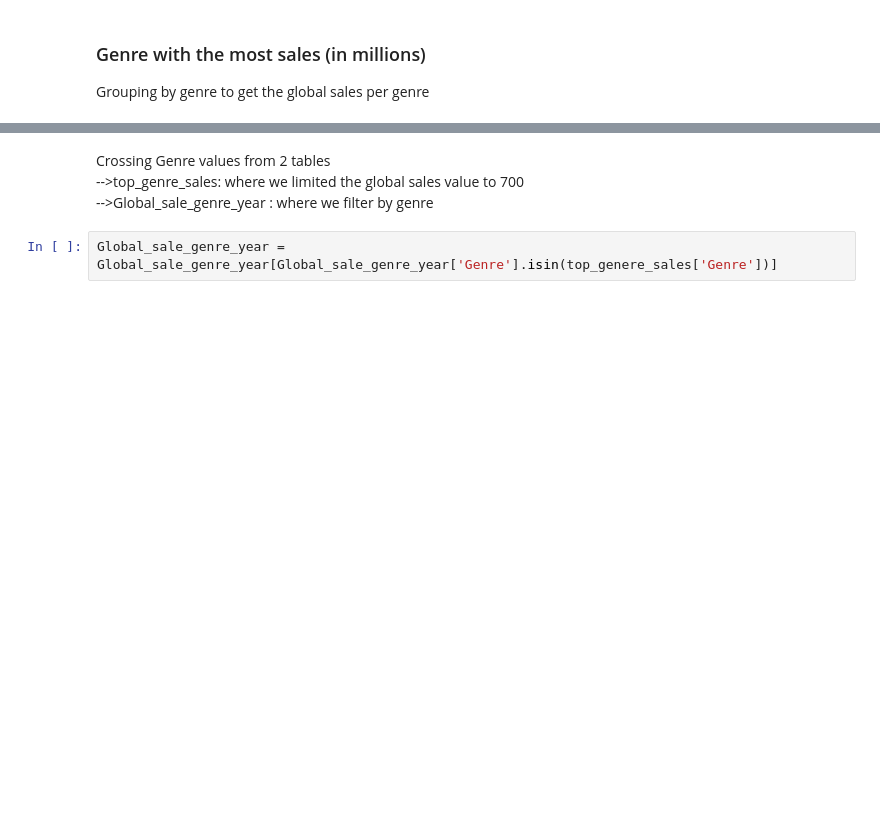
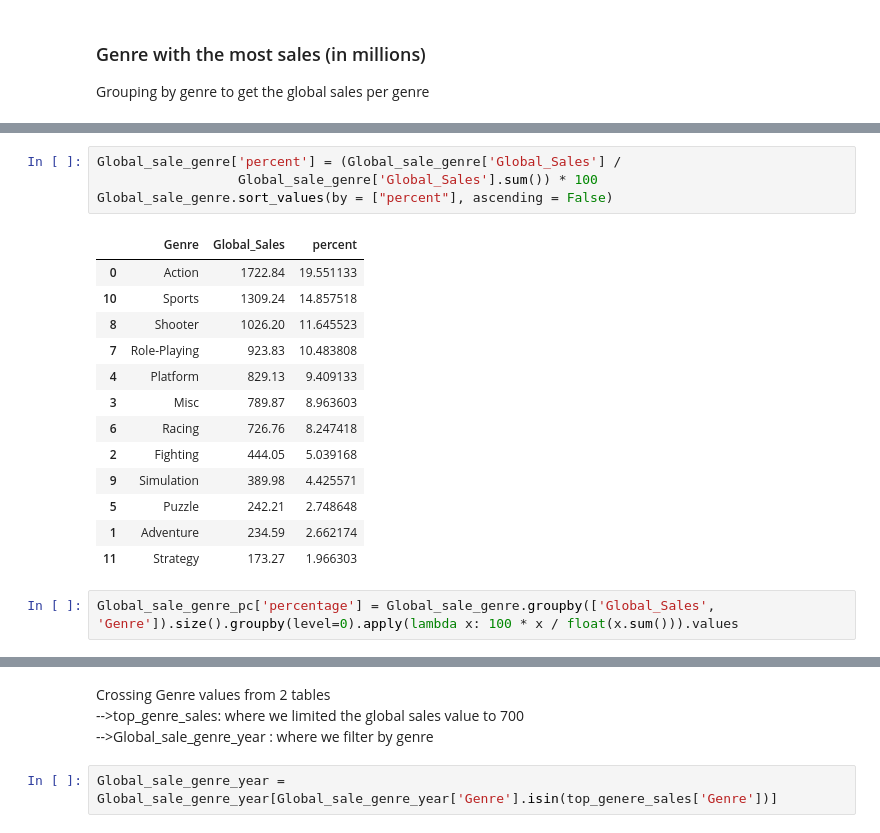
Before and after one commit to KirbyDream/APi_project, a Jupyter notebook: cleaning_VG.ipynb, the cells around one changed output, grey strips where cells are left out. Cells and saved outputs as stored; diff of their text form; blank space fills up the shorter version.

```diff
--- a/cleaning_VG.ipynb
+++ b/cleaning_VG.ipynb
@@ -160,3 +174,23 @@ Global_sale_genre.sort_values(by = ["Global_Sales"], ascending = False)
+# %%
+Global_sale_genre['percent'] = (Global_sale_genre['Global_Sales'] /
+                  Global_sale_genre['Global_Sales'].sum()) * 100
+Global_sale_genre.sort_values(by = ["percent"], ascending = False)
+# %% [output]
+|  | Genre | Global_Sales | percent |
+| 0 | Action | 1722.84 | 19.551133 |
+| 10 | Sports | 1309.24 | 14.857518 |
+| 8 | Shooter | 1026.20 | 11.645523 |
+| 7 | Role-Playing | 923.83 | 10.483808 |
+| 4 | Platform | 829.13 | 9.409133 |
+| 3 | Misc | 789.87 | 8.963603 |
+| 6 | Racing | 726.76 | 8.247418 |
+| 2 | Fighting | 444.05 | 5.039168 |
+| 9 | Simulation | 389.98 | 4.425571 |
+| 5 | Puzzle | 242.21 | 2.748648 |
+| 1 | Adventure | 234.59 | 2.662174 |
+| 11 | Strategy | 173.27 | 1.966303 |
+# %%
+Global_sale_genre_pc['percentage'] = Global_sale_genre.groupby(['Global_Sales', 'Genre']).size().groupby(level=0).apply(lambda x: 100 * x / float(x.sum())).values
 # %%
 sns.set_style("whitegrid")
 #sns.set_style("dark")
```
Also changed, not shown: parts of 82 cells of this notebook, 2 other files.
